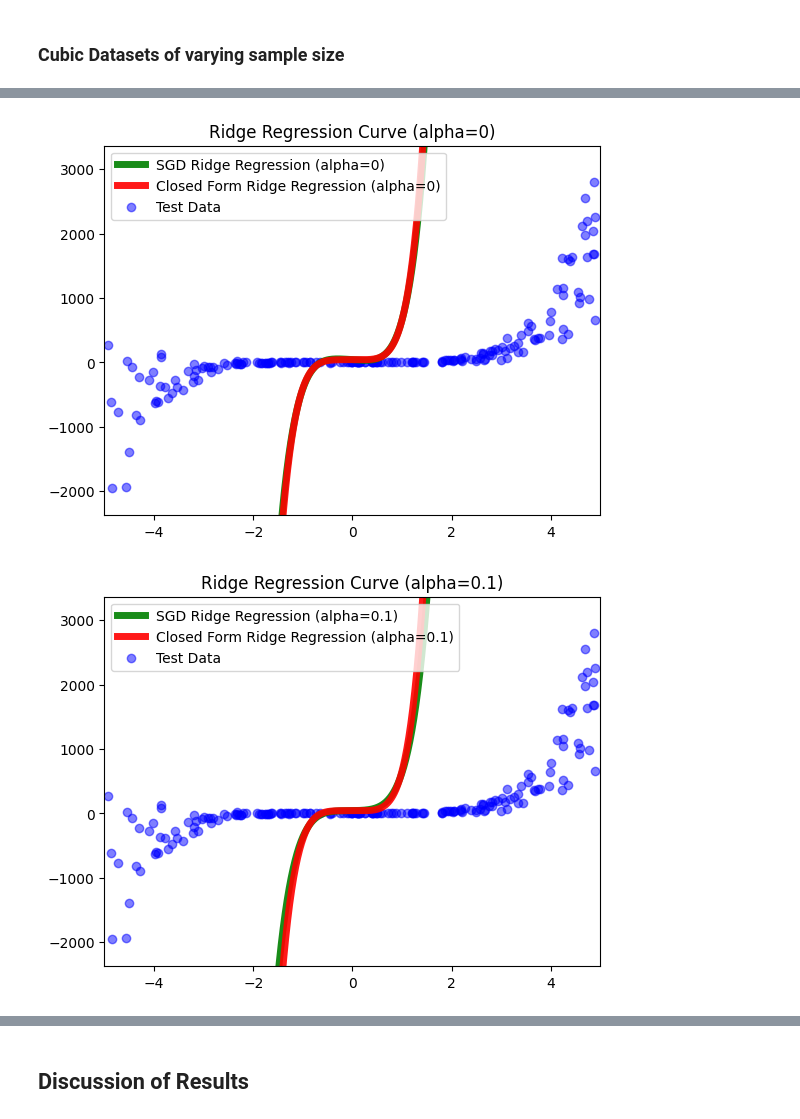
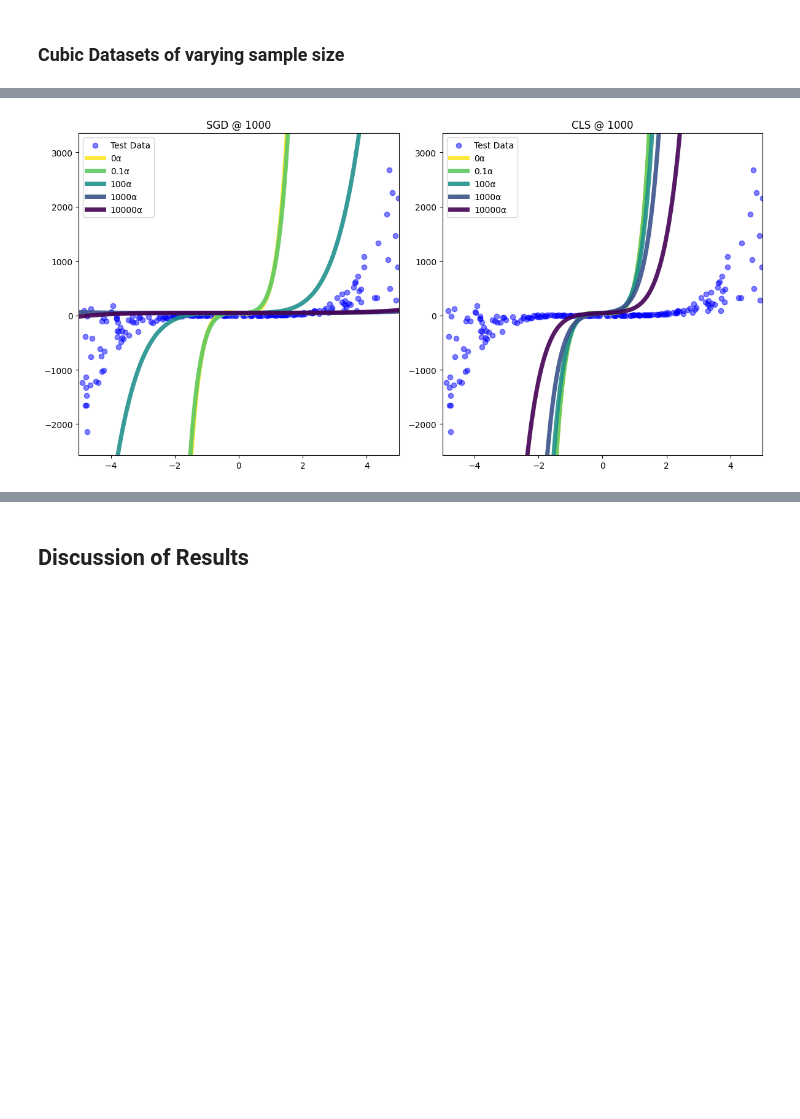
Before and after one commit to Martin-EvansUWA/ML-Project-1, a Jupyter notebook: 23621647.ipynb, the cells around one changed output, grey strips where cells are left out. Saved outputs shown, nothing was run; the diff lists cells and outputs as text; code cells hidden in the pictures; blank space fills up the shorter version.

```diff
--- a/23621647.ipynb
+++ b/23621647.ipynb
@@ -239,6 +238,15 @@ def get_ylim(y_train):
 
     ylim = (y_min , y_max )
     return ylim
+# %%
+def plot_sidebyside(sgd_results, cls_results, test_alphas, x_test, y_test, y_train, sample_size):
+
+    fig, (ax1, ax2) = plt.subplots(1, 2)
+    fig.set_size_inches(12, 6)  # Set the figure size
+    # Set the x-axis limits for both subplots
+
+    plot_ridge_regression(test_alphas, x_test, y_test, sgd_results,f"SGD @ {sample_size}",ax1,get_ylim(y_train))
+    plot_ridge_regression(test_alphas, x_test, y_test, cls_results,f"CLS @ {sample_size}",ax2,get_ylim(y_train))
 # %% [markdown]
 ## Stochastic Gradient Descent Regression
 # %%
@@ -388,7 +394,8 @@ NameError: name 'compare_alphas' is not defined
 # %%
 # Higher degree polynomial dataset testing
-
-x_8th, y_8th = generate_polynomial_dataset(8,1000)
+sample_size = 1000
+degree = 4
+x_8th, y_8th = generate_polynomial_dataset(degree,sample_size)
 x_train, x_test, y_train, y_test = get_split(x_8th,y_8th)
 x_train_poly = get_split_poly(x_train, 8)
 x_test_poly = get_split_poly(x_test, 8)
@@ -399,8 +406,11 @@ x_test_poly = StandardScaler().fit_transform(x_test_poly)
 
 x_train_poly.shape, x_test_poly.shape, y_train.shape, y_test.shape
 
+sgd_results = []
+cls_results = []
+for alpha in test_alphas:
+        sgd_results.append(get_sgd_results(alpha,x_train_poly, y_train))
+        cls_results.append(get_cls_results(alpha,x_train_poly, y_train))
 
-for alpha in test_alphas:
-    results = compare_alphas(alpha, x_train_poly, x_test_poly, y_train)
-    plot_ridge_regression(alpha, x_test, y_test, results, ylim=get_ylim(y_train))
+plot_sidebyside(sgd_results, cls_results, test_alphas, x_test, y_test, y_train, 1000)
 # %% [output]
@@ -414,21 +418,26 @@ for alpha in test_alphas:
 # %%
 # Higher degree polynomial dataset testing
 
-x_8th, y_8th = generate_polynomial_dataset(5,1000)
-x_train, x_test, y_train, y_test = get_split(x_8th,y_8th)
-x_train_poly = get_split_poly(x_train, 5)
-x_test_poly = get_split_poly(x_test, 5)
+# Higher degree polynomial dataset testing
+sample_size = 1000
+degree = 5
+x, y = generate_polynomial_dataset(degree,sample_size)
+x_train, x_test, y_train, y_test = get_split(x,y)
+x_train_poly = get_split_poly(x_train, degree)
+x_test_poly = get_split_poly(x_test, degree)
 
 
 x_train_poly = StandardScaler().fit_transform(x_train_poly)
 x_test_poly = StandardScaler().fit_transform(x_test_poly)
 
 x_train_poly.shape, x_test_poly.shape, y_train.shape, y_test.shape
 
+sgd_results = []
+cls_results = []
+for alpha in test_alphas:
+        sgd_results.append(get_sgd_results(alpha,x_train_poly, y_train))
+        cls_results.append(get_cls_results(alpha,x_train_poly, y_train))
 
-for alpha in test_alphas:
-    results = compare_alphas(alpha, x_train_poly, x_test_poly, y_train)
-    plot_ridge_regression(alpha, x_test, y_test, results, ylim=get_ylim(y_train))
+plot_sidebyside(sgd_results, cls_results, test_alphas, x_test, y_test, y_train, 1000)
 # %% [output]
-[figure, old version]
+[figure, new version]
-[figure, removed]
```
Also changed, not shown: parts of 13 cells of this notebook.
